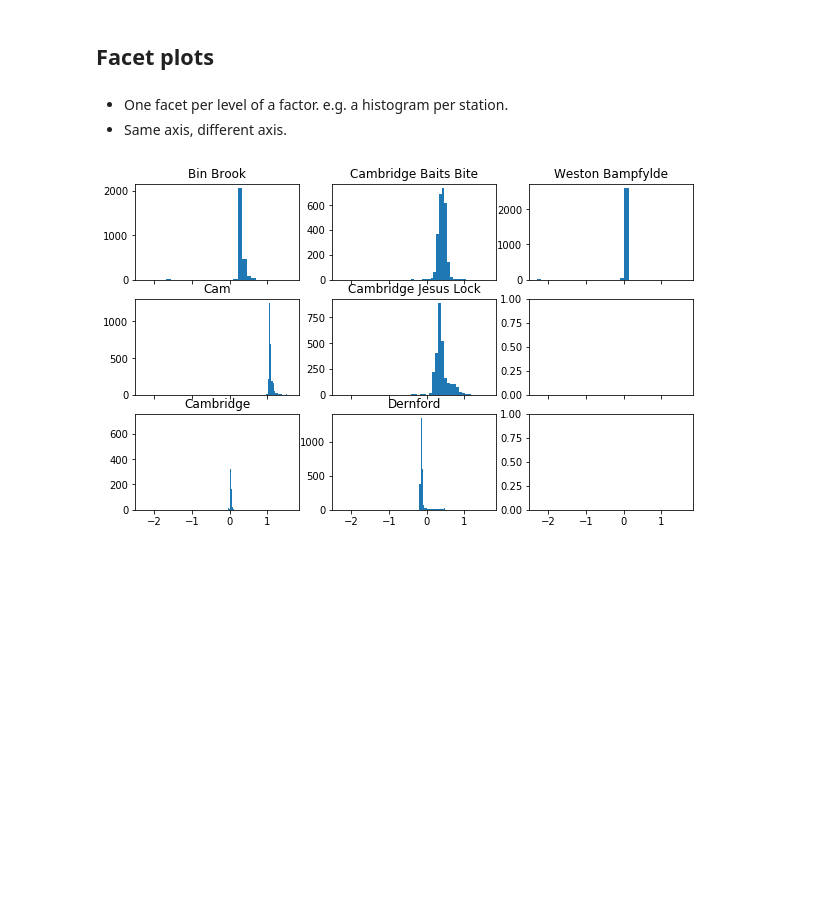
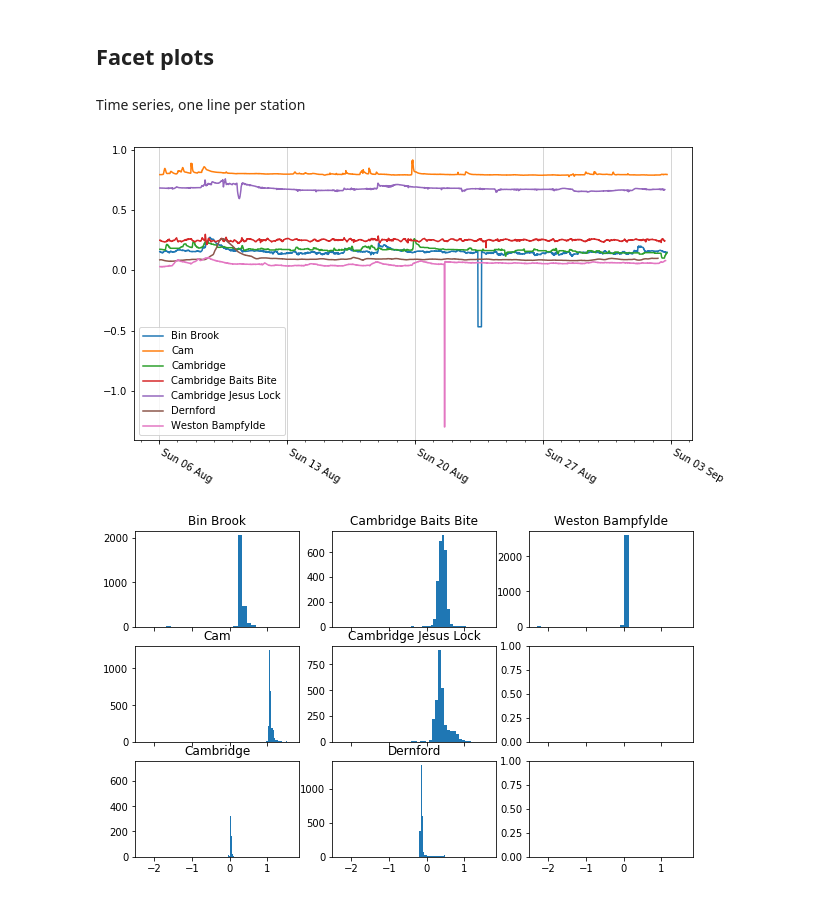
Before and after one commit to damonjw/scicomp, a Jupyter notebook: 3. Working with data.ipynb, the cells around one changed output. Cells and saved outputs as stored; diff of their text form; code cells hidden in the pictures; blank space fills up the shorter version.

Commit message:
Working on Sect3 plotting

```diff
--- a/3. Working with data.ipynb
+++ b/3. Working with data.ipynb
@@ -362,10 +362,33 @@ pandas.DataFrame(y)
 | 5 | Weston Bampfylde | River Cam | 1 |
 # %% [markdown]
 ## Facet plots
-# %% [markdown]
-* One facet per level of a factor.
-e.g. a histogram per station.
-* Same axis, different axis.
+# %% [markdown]
+Time series, one line per station
+# %%
+import datetime, pytz
+local_tz = pytz.timezone('Europe/London')
+flood['t2'] = np.array([datetime.datetime.strptime(xx, '%Y-%m-%dT%H:%M:%SZ').replace(tzinfo=pytz.utc).astimezone(local_tz)
+               for xx in flood['t']])
+# %%
+i = np.argsort(flood['t2'])
+flood_sorted = {k:v[i] for k,v in flood.items()}
+labels = np.unique(flood['label'])
+
+with matplotlib.rc_context({'figure.figsize': [10,6]}):
+    fig,ax = plt.subplots()
+    for lbl in labels:
+        i = flood_sorted['label'] == lbl
+        ax.plot(flood_sorted['t2'][i], flood_sorted['value'][i], linestyle='-', label=lbl)
+    ax.legend()
+    ax.xaxis.set_major_locator(matplotlib.dates.WeekdayLocator(byweekday=matplotlib.dates.MO, tz=local_tz))
+    ax.xaxis.set_minor_locator(matplotlib.dates.DayLocator(tz=local_tz))
+    ax.xaxis.set_major_formatter(matplotlib.dates.DateFormatter('%a %d %b'))
+    ax.grid(True, axis='x', color='0.8')
+    fig.autofmt_xdate(bottom=0.2, rotation=-30, ha='left')
+
+# https://matplotlib.org/examples/api/date_demo.html
+# %% [output]
+[figure, added]
 # %%
 norm_value = (flood['value'] - flood['low']) / (flood['high'] - flood['low'])
 
```
